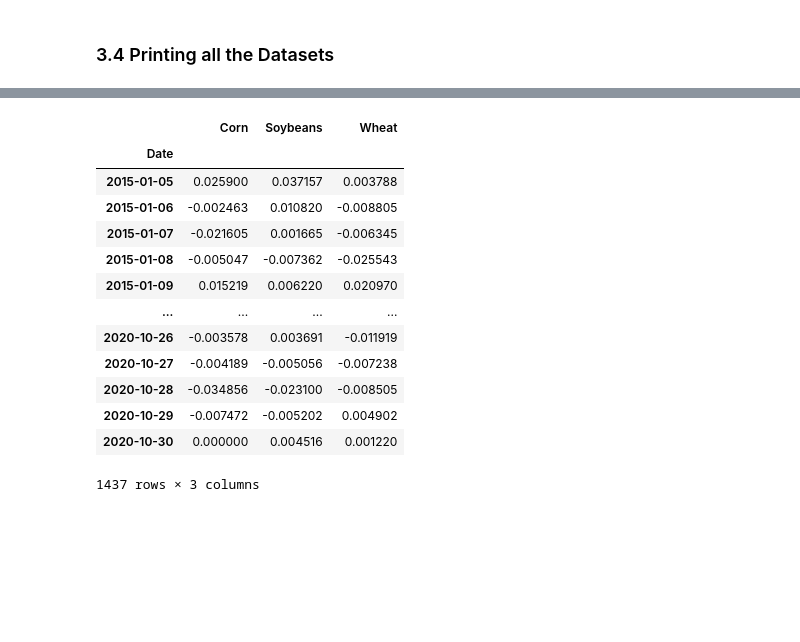
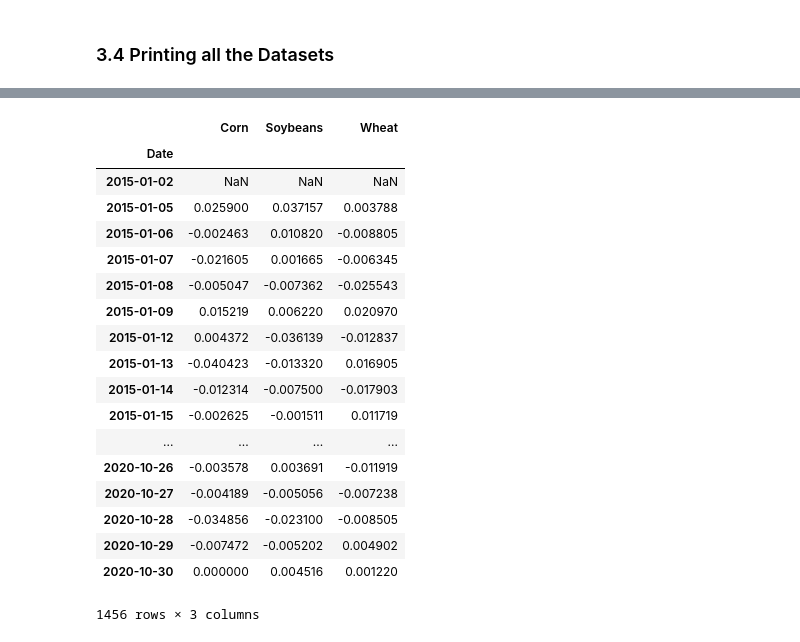
Before and after one commit to Flower67/Project1_MonteCrypto, a Jupyter notebook: Project-1-Core.ipynb, the cells around one changed output, grey strips where cells are left out. Cells and saved outputs as stored; diff of their text form; code cells hidden in the pictures; blank space fills up the shorter version.

```diff
--- a/Project-1-Core.ipynb
+++ b/Project-1-Core.ipynb
@@ -202,22 +199,27 @@ crypto_portfolio_data
 # %%
 comm_portfolio_data = pd.concat([Corn_df, Soybeans_df, Wheat_df], axis="columns", join="inner")
-comm_portfolio_data = comm_portfolio_data.pct_change().dropna()
+comm_portfolio_data = comm_portfolio_data.pct_change()#.dropna()
 comm_portfolio_data
 # %% [output]
 |  | Corn | Soybeans | Wheat |
 | Date |  |  |  |
+| 2015-01-02 | NaN | NaN | NaN |
 | 2015-01-05 | 0.025900 | 0.037157 | 0.003788 |
 | 2015-01-06 | -0.002463 | 0.010820 | -0.008805 |
 | 2015-01-07 | -0.021605 | 0.001665 | -0.006345 |
 | 2015-01-08 | -0.005047 | -0.007362 | -0.025543 |
 | 2015-01-09 | 0.015219 | 0.006220 | 0.020970 |
+| 2015-01-12 | 0.004372 | -0.036139 | -0.012837 |
+| 2015-01-13 | -0.040423 | -0.013320 | 0.016905 |
+| 2015-01-14 | -0.012314 | -0.007500 | -0.017903 |
+| 2015-01-15 | -0.002625 | -0.001511 | 0.011719 |
 | ... | ... | ... | ... |
 | 2020-10-26 | -0.003578 | 0.003691 | -0.011919 |
 | 2020-10-27 | -0.004189 | -0.005056 | -0.007238 |
 | 2020-10-28 | -0.034856 | -0.023100 | -0.008505 |
 | 2020-10-29 | -0.007472 | -0.005202 | 0.004902 |
 | 2020-10-30 | 0.000000 | 0.004516 | 0.001220 |
-1437 rows × 3 columns
+1456 rows × 3 columns
 # %%
 stock_portfolio_data = pd.concat([AMZN_df, LUV_df, PFE_df, AAPL_df], axis="columns", join="inner")
 stock_portfolio_data = stock_portfolio_data.pct_change().dropna()
```
Also changed, not shown: parts of 18 cells of this notebook, 1 other file.
